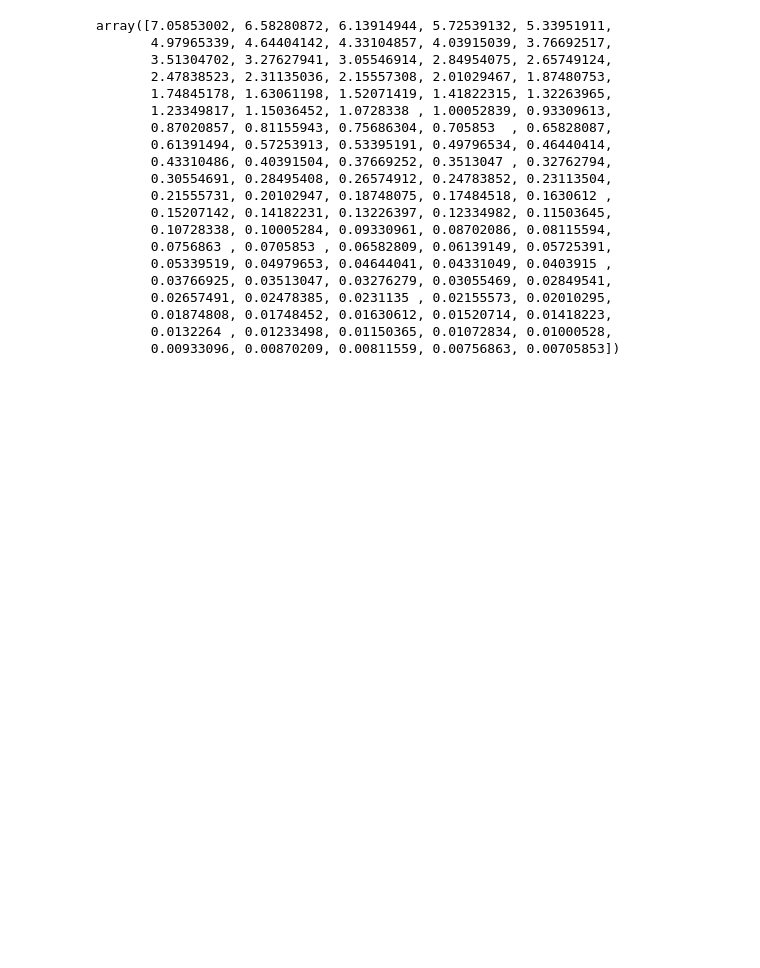
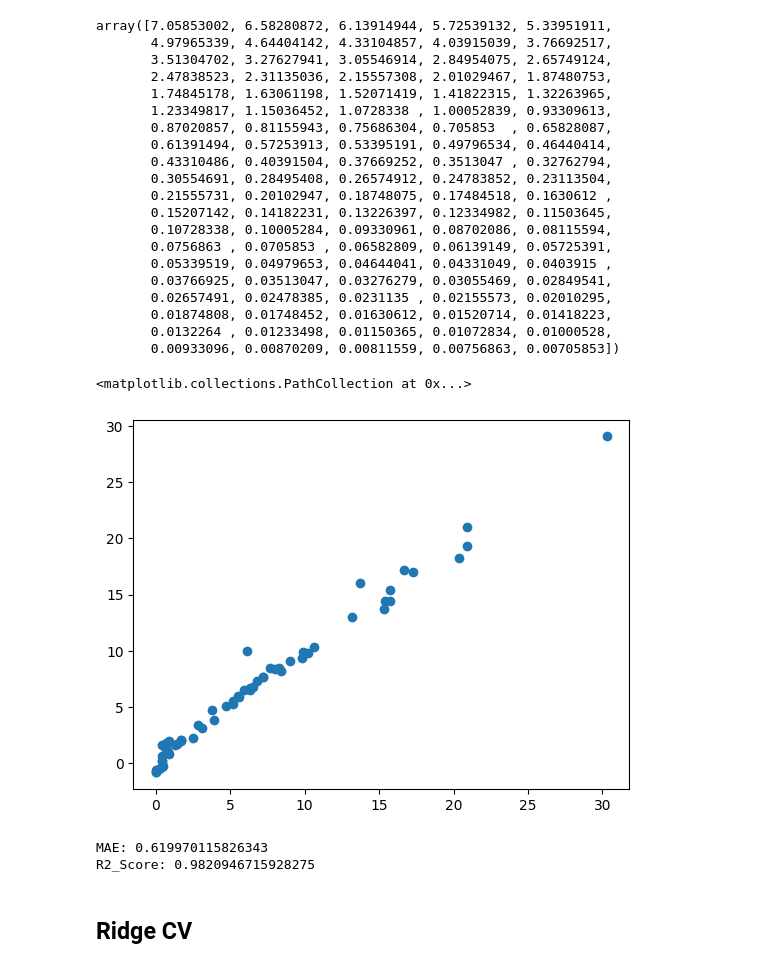
Before and after one commit to buildwithadi/DS-ML-DL-NLP-Bootcamp, a Jupyter notebook: Machine Learning/2-Ridge-Lasso-ElasticNet/modelTraining.ipynb, the cells around one changed output. Drawn from its saved outputs; the diff is of its cells as text; code cells hidden in the pictures; blank space fills up the shorter version.

```diff
--- a/Machine Learning/2-Ridge-Lasso-ElasticNet/modelTraining.ipynb
+++ b/Machine Learning/2-Ridge-Lasso-ElasticNet/modelTraining.ipynb
@@ -262,3 +262,19 @@ array([7.05853002, 6.58280872, 6.13914944, 5.72539132, 5.33951911,
        0.01874808, 0.01748452, 0.01630612, 0.01520714, 0.01418223,
        0.0132264 , 0.01233498, 0.01150365, 0.01072834, 0.01000528,
        0.00933096, 0.00870209, 0.00811559, 0.00756863, 0.00705853])
+# %%
+y_pred = lassocv.predict(X_test_scaled)
+plt.scatter(y_test,y_pred)
+# %% [output]
+<matplotlib.collections.PathCollection at 0x...>
+[figure, added]
+# %%
+mae = mean_absolute_error(y_test,y_pred)
+score = r2_score(y_test,y_pred)
+print("MAE:",mae)
+print("R2_Score:",score)
+# %% [output]
+MAE: 0.619970115826343
+R2_Score: 0.9820946715928275
+# %% [markdown]
+## Ridge CV
```
Also changed, not shown: parts of 3 cells of this notebook.
